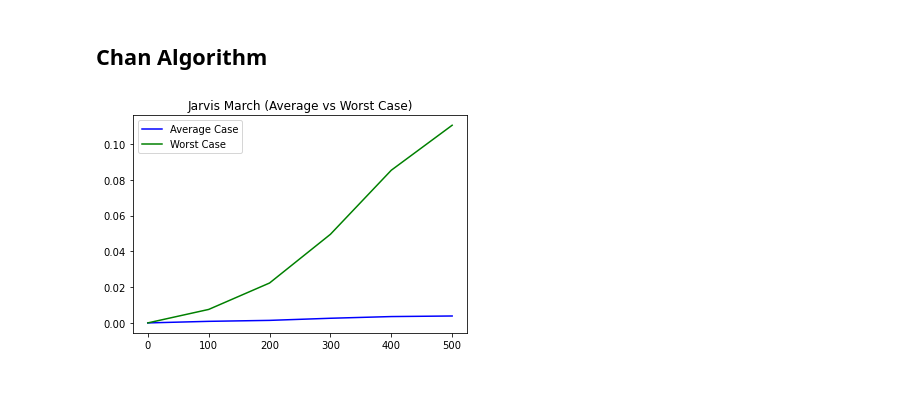
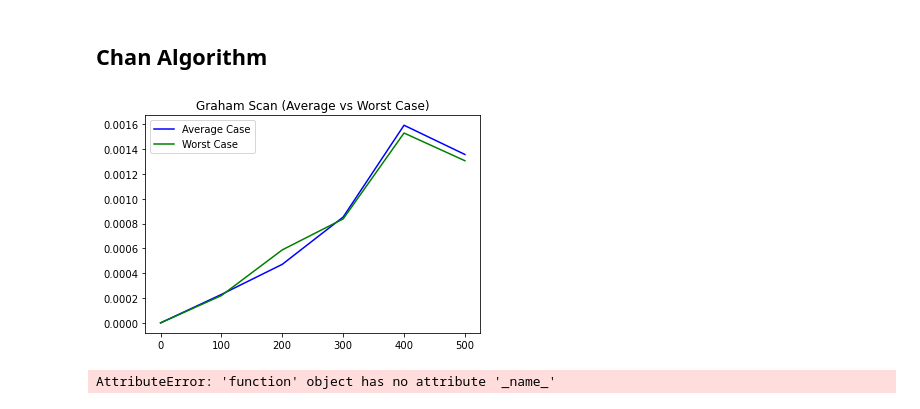
Before and after one commit to Declan-Loo/COMP0005-Grp30, a Jupyter notebook: grp-030-0005code.ipynb, the cells around one changed output. Cells and saved outputs as stored; diff of their text form; code cells hidden in the pictures.

Commit message:
small errors fixed. should be fine now!

```diff
--- a/grp-030-0005code.ipynb
+++ b/grp-030-0005code.ipynb
@@ -542,7 +542,7 @@ class ExperimentalFramework():
         return end - start
 
 
-    def time_algorithms(self,algorithm_list : list[str],types : str, h = 0):
+    def test_algorithms(self,algorithm_list,types : str, h = 0):
         times = [[]for i in range(len(algorithm_list))]
         for i in self.point_range:
             for n in range(len(algorithm_list)):
@@ -568,7 +568,7 @@ class ExperimentalFramework():
                 times[b][-1] /= self.trials
         colors =['red', 'blue', 'green', 'purple', 'orange']
         for i in range(len(algorithm_list)):
-            plt.plot(self.point_range,times[i],label = algorithm_list[i]._name_,color = colors[i])
+            plt.plot(self.point_range,times[i],label = algorithm_list[i].__name__,color = colors[i])
         plt.legend()
         fig = plt.gcf()
         #fig.set_size_inches(15,15)
@@ -647,21 +647,23 @@ class ExperimentalFramework():
         plt.show()
 
     def graham_average_vs_worst(self):
-        graham_average_time = []
-        graham_worst_time = []
+        graham_average_trials = []
+        graham_worst_trials = []
         for val in self.point_range:
+            graham_average_time = 0
+            graham_worst_time = 0
             for i in range(self.trials):
                 data_generator = TestDataGenerator(val)
                 points = data_generator.random_points()
                 reverse_sort_points = sorted(points, key=lambda x: (x[1],x[0]), reverse= True)
                 graham_average_time += self.time_algorithm(grahamscan, points)
                 graham_worst_time += self.time_algorithm(grahamscan, reverse_sort_points)
-            graham_average_time.append(graham_average_time/self.trials)
-            graham_worst_time.append(graham_worst_time/self.trials)
+            graham_average_trials.append(graham_average_time/self.trials)
+            graham_worst_trials.append(graham_worst_time/self.trials)
 
         plt.title("Graham Scan (Average vs Worst Case)")
-        plt.plot(self.point_range, graham_average_time, label = "Average Case", color = 'blue')
-        plt.plot(self.point_range, graham_worst_time, label = "Worst Case", color = 'green')
+        plt.plot(self.point_range, graham_average_trials, label = "Average Case", color = 'blue')
+        plt.plot(self.point_range, graham_worst_trials, label = "Worst Case", color = 'green')
         plt.legend()
         fig = plt.gcf()
         plt.show()
@@ -1081,6 +1081,10 @@ point_range = [i for i in range(100,3000,150)]
 circlecompare(point_range,10)
 # %%
 ex = ExperimentalFramework(10,[i for i in range(0,501,100)])
-ex.draw_plot_graph(500,'random')
+ex.graham_average_vs_worst()
 # %% [output]
-[figure, old version]
+[figure, new version]
+# %%
+ex.test_algorithms([jarvismarch,grahamscan,chen], "random")
+# %% [output]
+AttributeError: 'function' object has no attribute '_name_'
```
Also changed, not shown: parts of 1 cell of this notebook.
